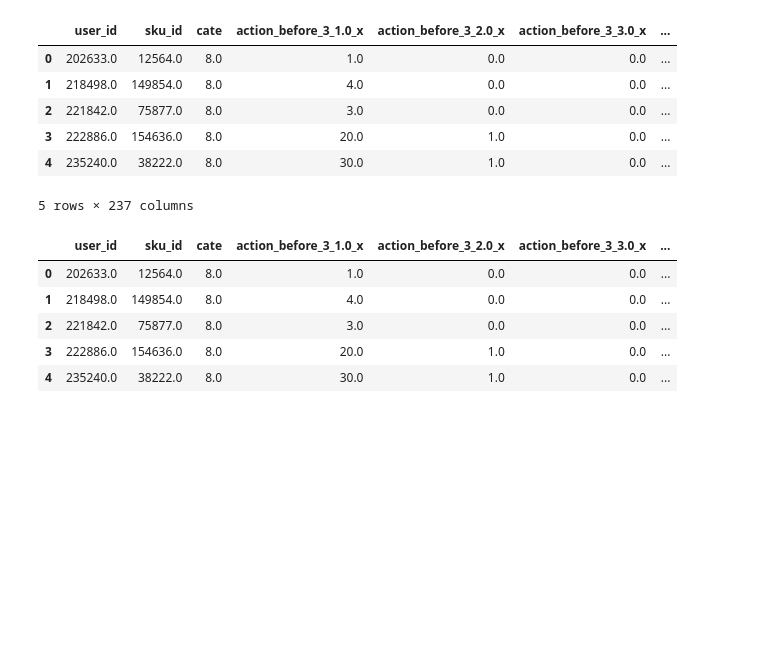
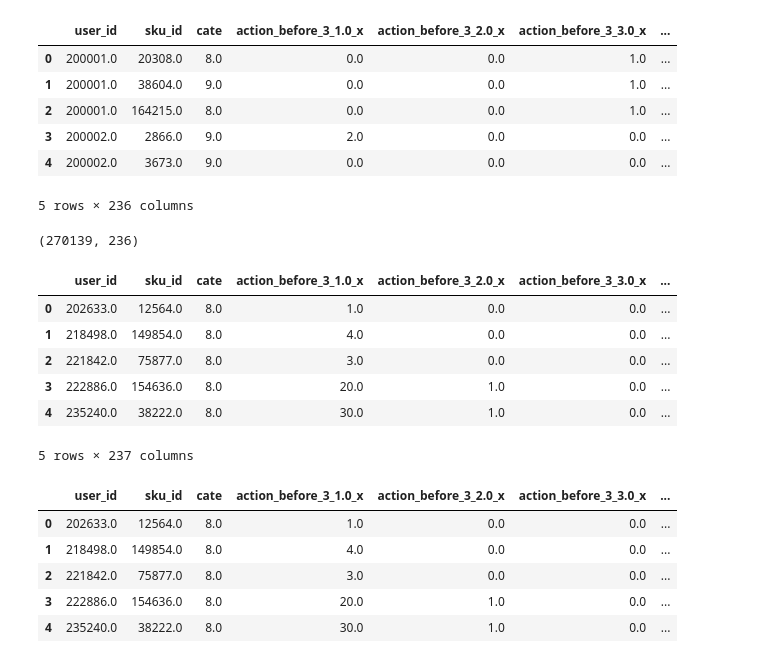
Before and after one commit to ben1234560/AiLearning-Theory-Applying, a Jupyter notebook: 机器学习竞赛实战_优胜解决方案/京东用户购买意向预测/4-模型预测及评估.ipynb, the cells around one changed output. Saved outputs shown, nothing was run; the diff lists cells and outputs as text; code cells hidden in the pictures; blank space fills up the shorter version.

```diff
--- a/机器学习竞赛实战_优胜解决方案/京东用户购买意向预测/4-模型预测及评估.ipynb
+++ b/机器学习竞赛实战_优胜解决方案/京东用户购买意向预测/4-模型预测及评估.ipynb
@@ -12,6 +12,21 @@ import warnings  # 忽略普通警告，不打印太多东西
 warnings.filterwarnings('ignore')
 plt.rcParams['font.sans-serif']=['SimHei']  # 让图形可以显示中文
 plt.rcParams['axes.unicode_minus']=False
+# %%
+data = pd.read_csv('data/test_set.csv')  # 读取训练数据
+data.head()
+# %% [output]
+|  | user_id | sku_id | cate | action_before_3_1.0_x | action_before_3_2.0_x | action_before_3_3.0_x | ... |
+| 0 | 200001.0 | 20308.0 | 8.0 | 0.0 | 0.0 | 1.0 | ... |
+| 1 | 200001.0 | 38604.0 | 9.0 | 0.0 | 0.0 | 1.0 | ... |
+| 2 | 200001.0 | 164215.0 | 8.0 | 0.0 | 0.0 | 1.0 | ... |
+| 3 | 200002.0 | 2866.0 | 9.0 | 2.0 | 0.0 | 0.0 | ... |
+| 4 | 200002.0 | 3673.0 | 9.0 | 0.0 | 0.0 | 0.0 | ... |
+5 rows × 236 columns
+# %%
+data.shape
+# %% [output]
+(270139, 236)
 # %%
 data = pd.read_csv('data/train_set.csv')  # 读取训练数据
 data.head()
```
